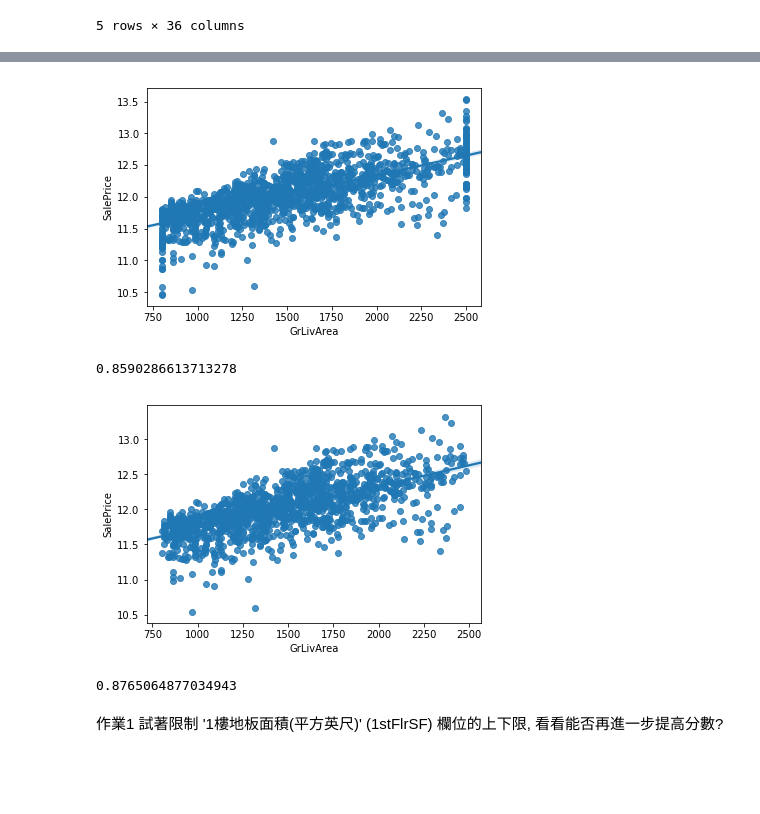
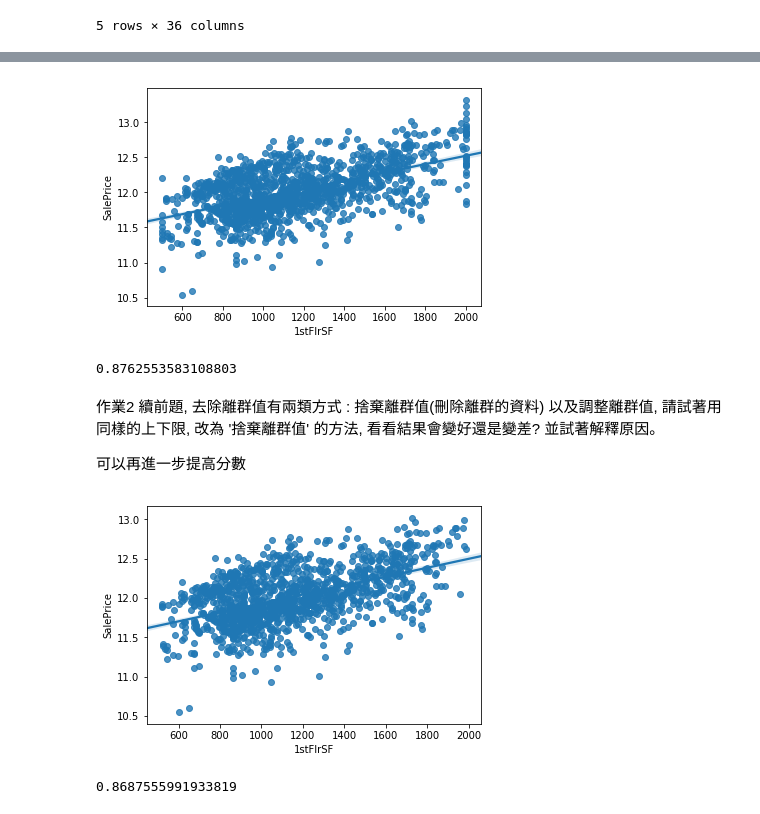
Before and after one commit to scolin912/3rd-ML100Days, a Jupyter notebook: homework/Day_010_HW.ipynb, the cells around one changed output, grey strips where cells are left out. Drawn from its saved outputs; the diff is of its cells as text; code cells hidden in the pictures; blank space fills up the shorter version.

```diff
--- a/homework/Day_010_HW.ipynb
+++ b/homework/Day_010_HW.ipynb
@@ -69,7 +88,7 @@ cross_val_score(estimator, train_X, train_Y, cv=5).mean()
 # %%
-# 將 GrLivArea 限制在 800 到 2500 以內, 調整離群值
-df['GrLivArea'] = df['GrLivArea'].clip(800, 2500)
-sns.regplot(x = df['GrLivArea'], y=train_Y)
+# 將 1stFlrSF 限制在 500 到 2000 以內, 去除極端值
+df['1stFlrSF'] = df['1stFlrSF'].clip(500, 2000)
+sns.regplot(x = df['1stFlrSF'][:train_num], y=train_Y)
 plt.show()
 
 # 做線性迴歸, 觀察分數
@@ -77,23 +96,26 @@ train_X = MMEncoder.fit_transform(df)
 estimator = LinearRegression()
 cross_val_score(estimator, train_X, train_Y, cv=5).mean()
 # %% [output]
-[figure, old version]
+[figure, new version]
-0.8590286613713278
+0.8762553583108803
+# %% [markdown]
+作業2
+續前題, 去除離群值有兩類方式 : 捨棄離群值(刪除離群的資料) 以及調整離群值,
+請試著用同樣的上下限, 改為 '捨棄離群值' 的方法, 看看結果會變好還是變差? 並試著解釋原因。
+
+可以再進一步提高分數
 # %%
-# 將 GrLivArea 限制在 800 到 2500 以內, 捨棄離群值
-keep_indexs = (df['GrLivArea']> 800) & (df['GrLivArea']< 2500)
+# 將 1stFlrSF 限制在 500 到 2000 以內, 捨棄離群值
+keep_indexs = (df['1stFlrSF']> 500) & (df['1stFlrSF']< 2000)
 df = df[keep_indexs]
 train_Y = train_Y[keep_indexs]
-sns.regplot(x = df['GrLivArea'], y=train_Y)
+sns.regplot(x = df['1stFlrSF'], y=train_Y)
 plt.show()
 
 # 做線性迴歸, 觀察分數
 train_X = MMEncoder.fit_transform(df)
 estimator = LinearRegression()
 cross_val_score(estimator, train_X, train_Y, cv=5).mean()
 # %% [output]
-[figure, old version]
+[figure, new version]
-0.8765064877034943
+0.8687555991933819
-# %% [markdown]
-作業1
-試著限制 '1樓地板面積(平方英尺)' (1stFlrSF) 欄位的上下限, 看看能否再進一步提高分數?
```
Also changed, not shown: parts of 8 cells of this notebook.
